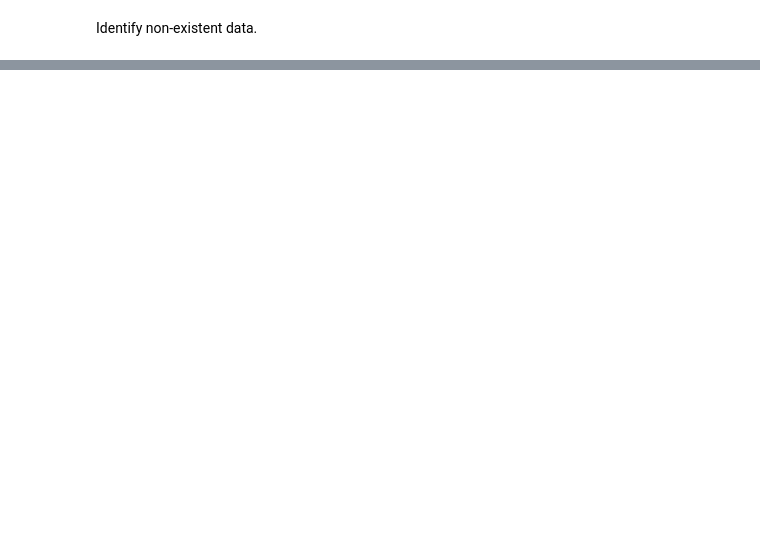
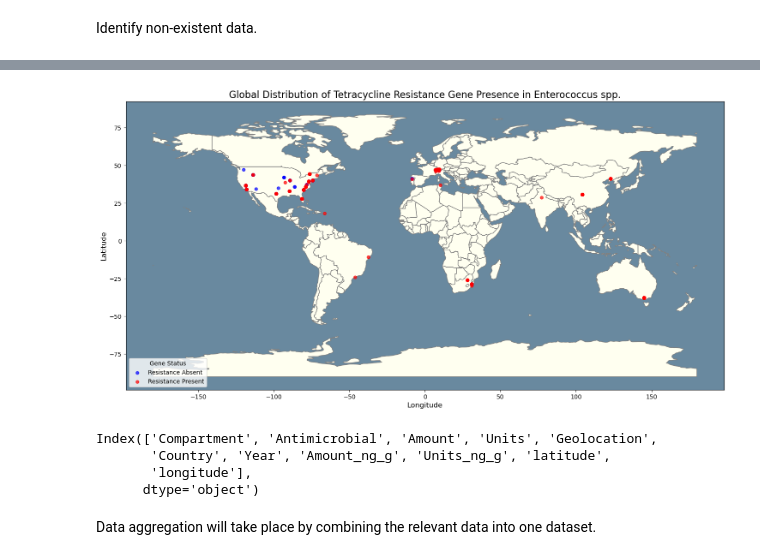
Before and after one commit to patrickayres/AntimicrobialResistanceAnalysis, a Jupyter notebook: AMR_DataAnalysis.ipynb, the cells around one changed output, grey strips where cells are left out. Cells and saved outputs as stored; diff of their text form; code cells hidden in the pictures; blank space fills up the shorter version.

```diff
--- a/AMR_DataAnalysis.ipynb
+++ b/AMR_DataAnalysis.ipynb
@@ -613,0 +673,71 @@ Could not geocode: Shanghai, China
+# %%
+# Load geocoded genetic data
+df_gene = pd.read_csv("AMR_gene_geocoded.csv")
+
+# Clean the data by dropping rows where coordinates or 'Present' value are missing
+df_gene_clean = df_gene.dropna(subset=['latitude', 'longitude', 'Present'])
+
+#Convert pandas DataFrame to GeoDataFrame
+gdf_gene = geopandas.GeoDataFrame(
+    df_gene_clean,
+    geometry=geopandas.points_from_xy(df_gene_clean.longitude, df_gene_clean.latitude)
+)
+
+#Load world map shapefile
+world = geopandas.read_file(r"C:\Users\phosg\OneDrive\Documents\AMR_Python\ne_110m_admin_0_countries.shp")
+
+#Create plot with reversed colors
+fig, ax = plt.subplots(1, 1, figsize=(18, 10))
+
+#background (water) darkblue
+ax.set_facecolor('#69899f')
+
+#Plot land with light color
+world.plot(ax=ax, color='ivory', edgecolor='gray')
+
+# Plot genetic data points distinct colors presence/absence more effective for binary (0/1) data than colormap
+
+# Plot points resistance NOT found (Present == 0) blue
+gdf_gene[gdf_gene['Present'] == 0].plot(
+    ax=ax,
+    color='blue',
+    markersize=25,
+    label='Resistance Absent',
+    alpha=0.7
+)
+
+# Plot points where resistance found (Present == 1) = red
+gdf_gene[gdf_gene['Present'] == 1].plot(
+    ax=ax,
+    color='red',
+    markersize=25,
+    label='Resistance Present',
+    alpha=0.7
+)
+
+# Customize plot
+plt.title("Global Distribution of Tetracycline Resistance Gene Presence in Enterococcus spp.", fontsize=16)
+plt.xlabel("Longitude", fontsize=12)
+plt.ylabel("Latitude", fontsize=12)
+plt.legend(title='Gene Status', loc='lower left')
+
+# displayed plot
+plt.show()
+
+# Save figure with new name
+fig.savefig("gene_distribution_map.png", dpi=300, bbox_inches='tight')
+# %% [output]
+[figure, added]
+# %%
+# Load geocoded data
+df = pd.read_csv("AMRgeocoding_updated.csv")
+
+# see all your column names
+print(df.columns)
+# %% [output]
+Index(['Compartment', 'Antimicrobial', 'Amount', 'Units', 'Geolocation',
+       'Country', 'Year', 'Amount_ng_g', 'Units_ng_g', 'latitude',
+       'longitude'],
+      dtype='object')
+# %% [markdown]
+Data aggregation will take place by combining the relevant data into one dataset.
```
Also changed, not shown: parts of 80 cells of this notebook.
